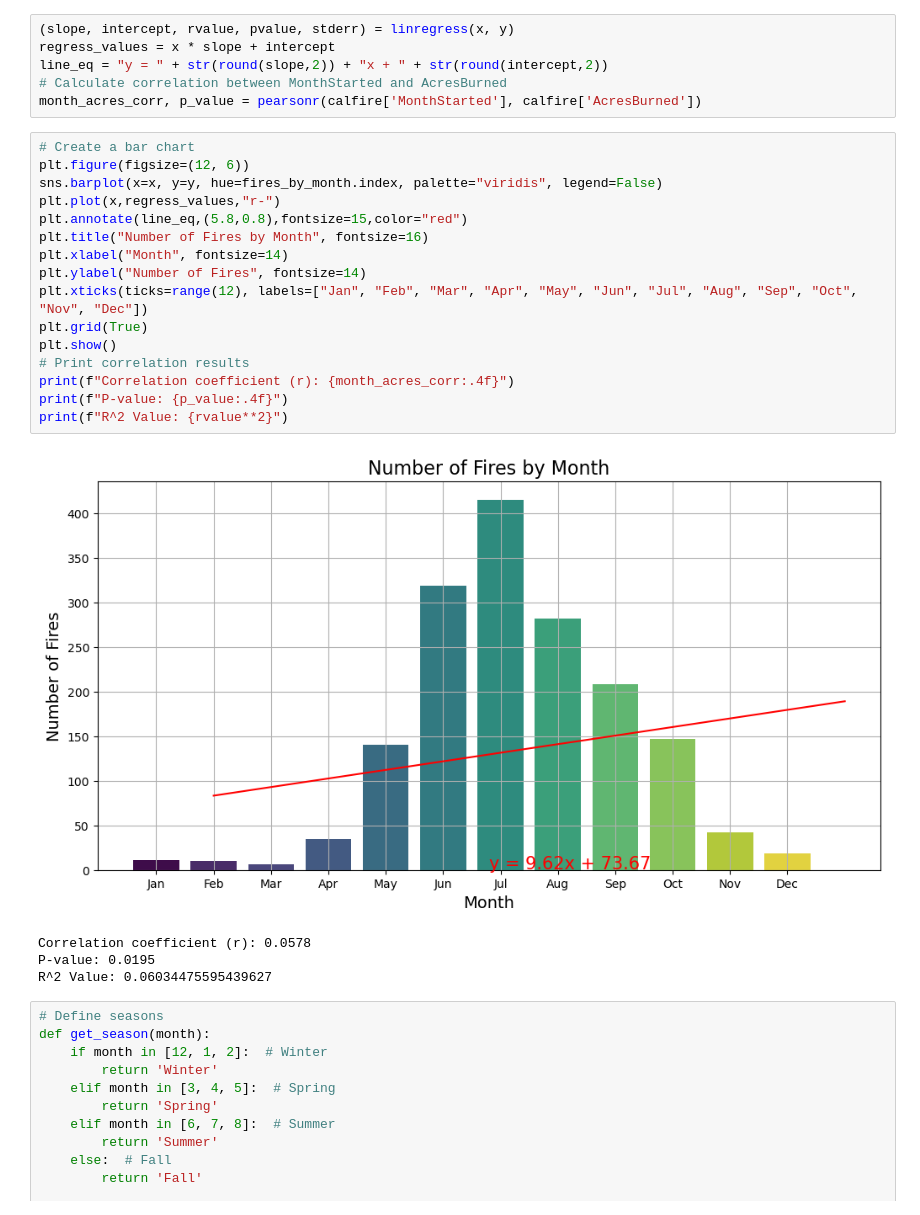
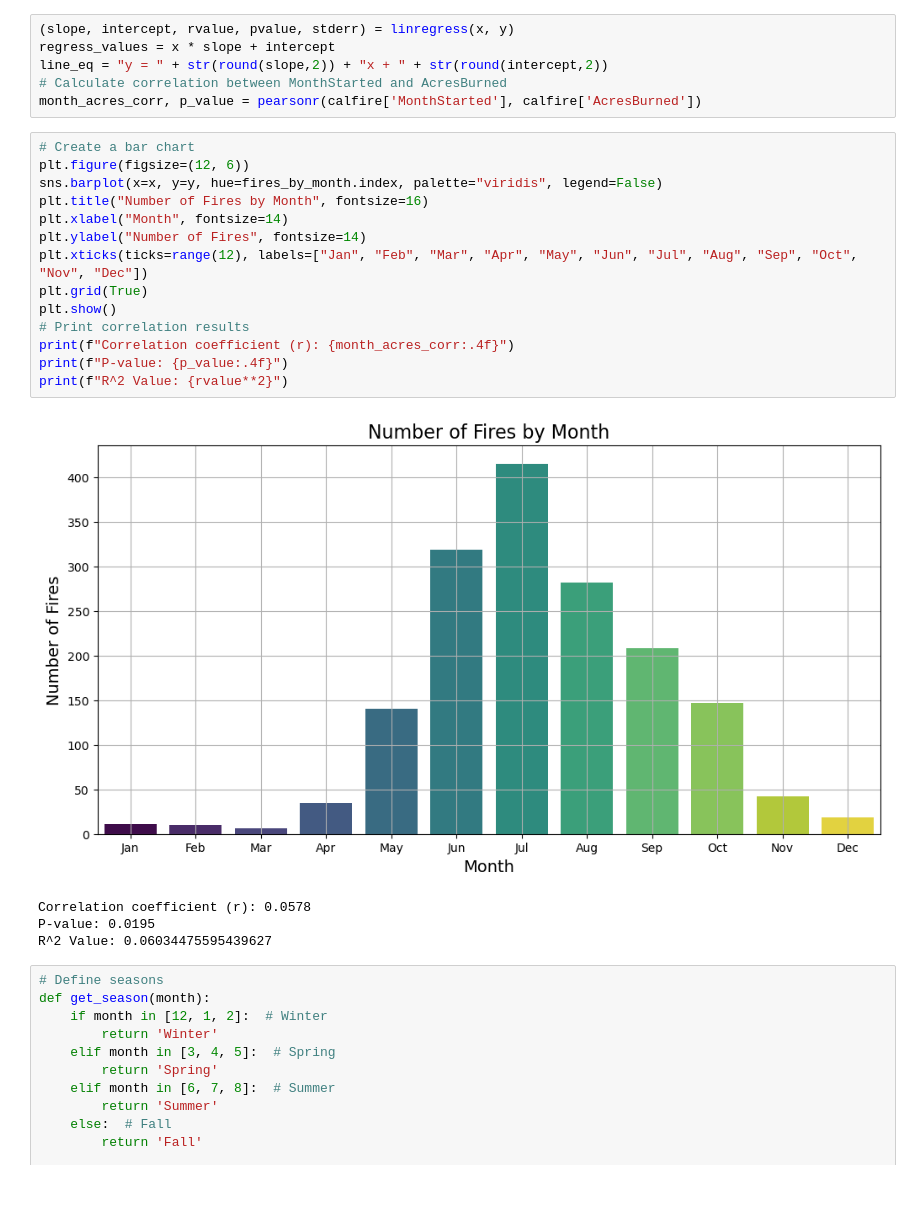
Before and after one commit to estortega/project_1, a Jupyter notebook: renz_file.ipynb, the cells around one changed output. Drawn from its saved outputs; the diff is of its cells as text.

```diff
--- a/renz_file.ipynb
+++ b/renz_file.ipynb
@@ -70,21 +70,19 @@ month_acres_corr, p_value = pearsonr(calfire['MonthStarted'], calfire['AcresBurn
 # %%
 # Create a bar chart
 plt.figure(figsize=(12, 6))
 sns.barplot(x=x, y=y, hue=fires_by_month.index, palette="viridis", legend=False)
-plt.plot(x,regress_values,"r-")
-plt.annotate(line_eq,(5.8,0.8),fontsize=15,color="red")
 plt.title("Number of Fires by Month", fontsize=16)
 plt.xlabel("Month", fontsize=14)
 plt.ylabel("Number of Fires", fontsize=14)
 plt.xticks(ticks=range(12), labels=["Jan", "Feb", "Mar", "Apr", "May", "Jun", "Jul", "Aug", "Sep", "Oct", "Nov", "Dec"])
 plt.grid(True)
 plt.show()
 # Print correlation results
 print(f"Correlation coefficient (r): {month_acres_corr:.4f}")
 print(f"P-value: {p_value:.4f}")
 print(f"R^2 Value: {rvalue**2}")
 # %% [output]
-[figure, old version]
+[figure, new version]
 Correlation coefficient (r): 0.0578
 P-value: 0.0195
 R^2 Value: 0.06034475595439627
```
Also changed, not shown: parts of 2 cells of this notebook.
